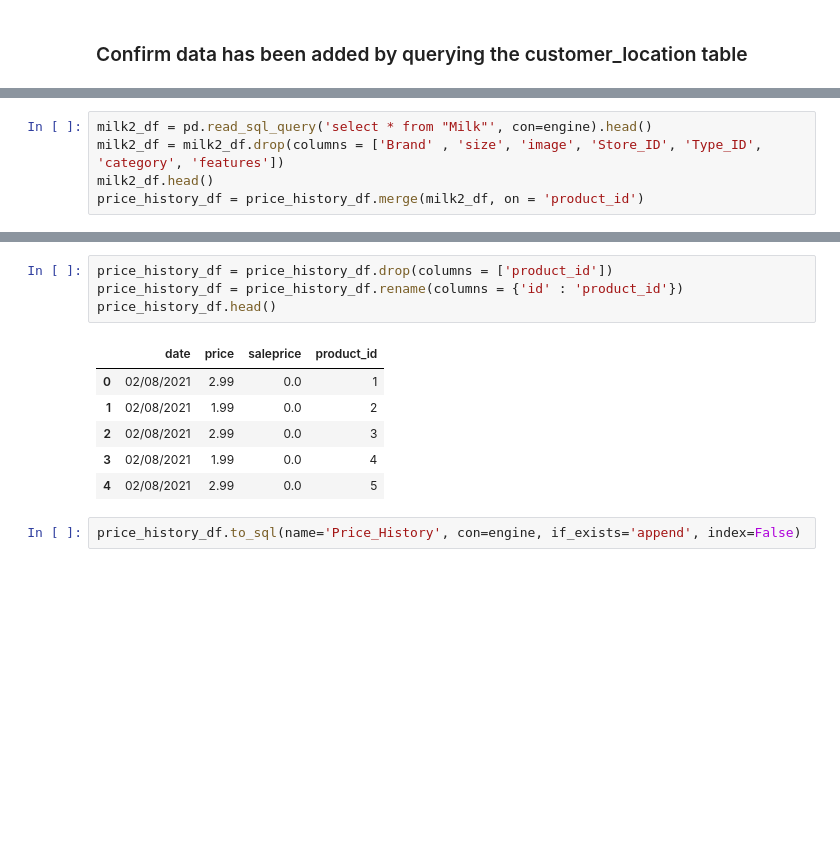
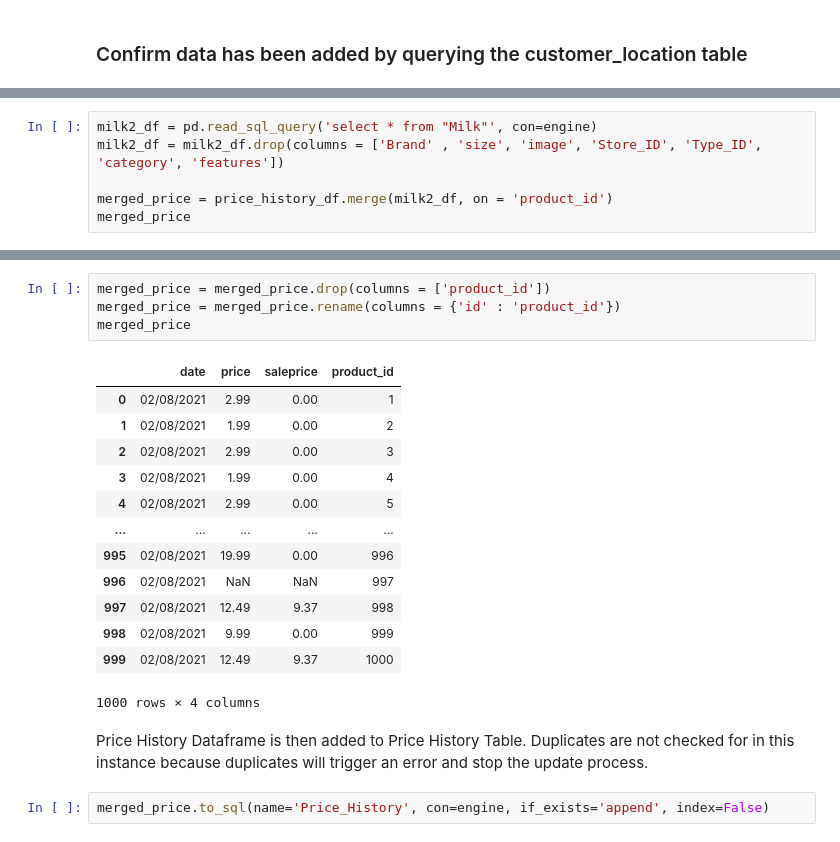
Before and after one commit to ykrasnikov/ETL-project, a Jupyter notebook: database/data_etl.ipynb, the cells around one changed output, grey strips where cells are left out. Cells and saved outputs as stored; diff of their text form; blank space fills up the shorter version.

Commit message:
duplicate values wont be added

```diff
--- a/database/data_etl.ipynb
+++ b/database/data_etl.ipynb
@@ -177,5 +182,6 @@ pd.read_sql_query('select * from "Milk"', con=engine).head()
 # %%
-milk2_df = pd.read_sql_query('select * from "Milk"', con=engine).head()
+milk2_df = pd.read_sql_query('select * from "Milk"', con=engine)
 milk2_df = milk2_df.drop(columns = ['Brand' , 'size', 'image', 'Store_ID', 'Type_ID', 'category', 'features'])
-milk2_df.head()
-price_history_df = price_history_df.merge(milk2_df, on = 'product_id')
+
+merged_price = price_history_df.merge(milk2_df, on = 'product_id')
+merged_price
@@ -182,14 +202,23 @@ price_history_df = price_history_df.merge(milk2_df, on = 'product_id')
 # %%
-price_history_df = price_history_df.drop(columns = ['product_id'])
-price_history_df = price_history_df.rename(columns = {'id' : 'product_id'})
-price_history_df.head()
+merged_price = merged_price.drop(columns = ['product_id'])
+merged_price = merged_price.rename(columns = {'id' : 'product_id'})
+merged_price
 # %% [output]
 |  | date | price | saleprice | product_id |
-| 0 | 02/08/2021 | 2.99 | 0.0 | 1 |
-| 1 | 02/08/2021 | 1.99 | 0.0 | 2 |
-| 2 | 02/08/2021 | 2.99 | 0.0 | 3 |
-| 3 | 02/08/2021 | 1.99 | 0.0 | 4 |
-| 4 | 02/08/2021 | 2.99 | 0.0 | 5 |
+| 0 | 02/08/2021 | 2.99 | 0.00 | 1 |
+| 1 | 02/08/2021 | 1.99 | 0.00 | 2 |
+| 2 | 02/08/2021 | 2.99 | 0.00 | 3 |
+| 3 | 02/08/2021 | 1.99 | 0.00 | 4 |
+| 4 | 02/08/2021 | 2.99 | 0.00 | 5 |
+| ... | ... | ... | ... | ... |
+| 995 | 02/08/2021 | 19.99 | 0.00 | 996 |
+| 996 | 02/08/2021 | NaN | NaN | 997 |
+| 997 | 02/08/2021 | 12.49 | 9.37 | 998 |
+| 998 | 02/08/2021 | 9.99 | 0.00 | 999 |
+| 999 | 02/08/2021 | 12.49 | 9.37 | 1000 |
+1000 rows × 4 columns
+# %% [markdown]
+Price History Dataframe is then added to Price History Table. Duplicates are not checked for in this instance because duplicates will trigger an error and stop the update process.
 # %%
-price_history_df.to_sql(name='Price_History', con=engine, if_exists='append', index=False)
+merged_price.to_sql(name='Price_History', con=engine, if_exists='append', index=False)
 # %%
```
Also changed, not shown: parts of 26 cells of this notebook.
